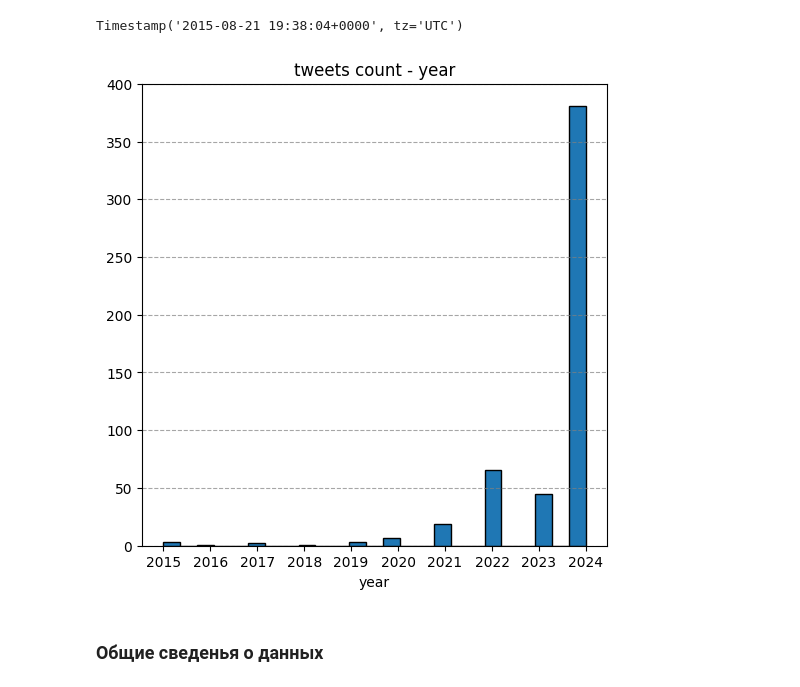
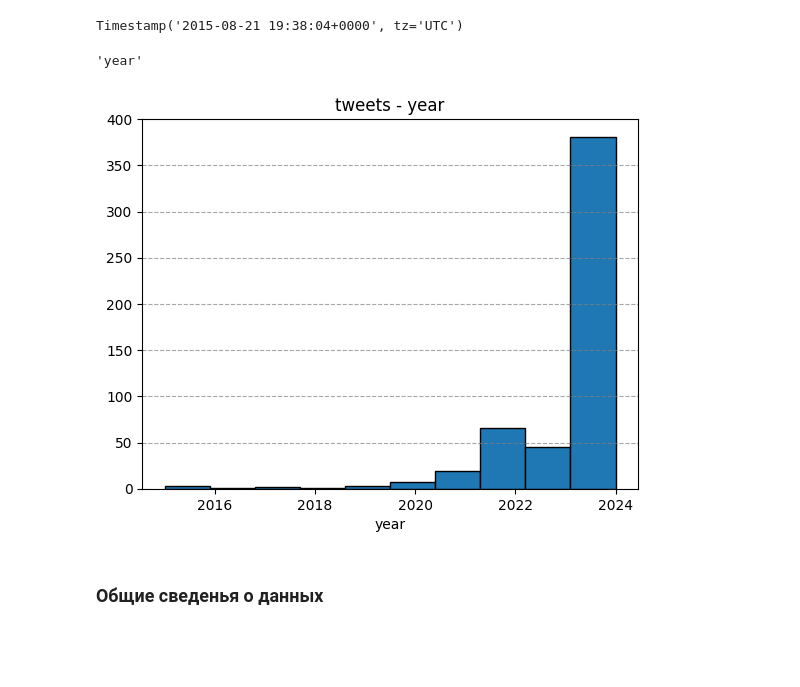
Before and after one commit to vasilyryabtsev/futures-price-prediction, a Jupyter notebook: twitter_parser/infls/inflEDA.ipynb, the cells around one changed output. Saved outputs shown, nothing was run; the diff lists cells and outputs as text; code cells hidden in the pictures; blank space fills up the shorter version.

```diff
--- a/twitter_parser/infls/inflEDA.ipynb
+++ b/twitter_parser/infls/inflEDA.ipynb
@@ -230,14 +222,21 @@ Timestamp('2015-08-21 19:38:04+0000', tz='UTC')
 df['day'] = df['date'].apply(lambda x: x.day)
 df['month'] = df['date'].apply(lambda x: x.month)
 df['year'] = df['date'].apply(lambda x: x.year)
+# %%
+df['year'].name
+# %% [output]
+'year'
 # %%
-fig, ax = plt.subplots(figsize=(6, 6))
+def create_hist(x):
+    fig, ax = plt.subplots()
 
-ax.hist(df['year'], bins=25, edgecolor='black', align='mid')
-ax.set_xticks(sorted(df['year'].unique()))
-ax.grid(True, which='both', axis='y', linestyle='--', color='gray', alpha=0.7)
-ax.set_xlabel('year')
-ax.set_title('tweets count - year')
-plt.show()
+    ax.hist(x, edgecolor='black')
+
+    ax.grid(True, which='both', axis='y', linestyle='--', color='gray', alpha=0.7)
+    ax.set_xlabel(x.name)
+    ax.set_title(f'tweets - {x.name}')
+    plt.show()
+
+create_hist(df['year'])
 # %% [output]
-[figure, old version]
+[figure, new version]
```
Also changed, not shown: parts of 22 cells of this notebook.
